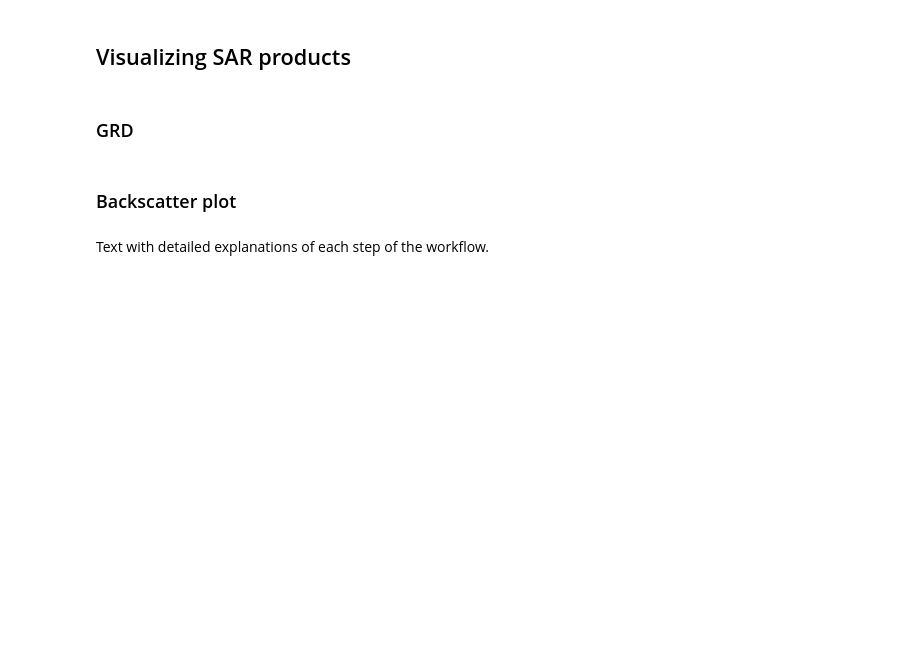
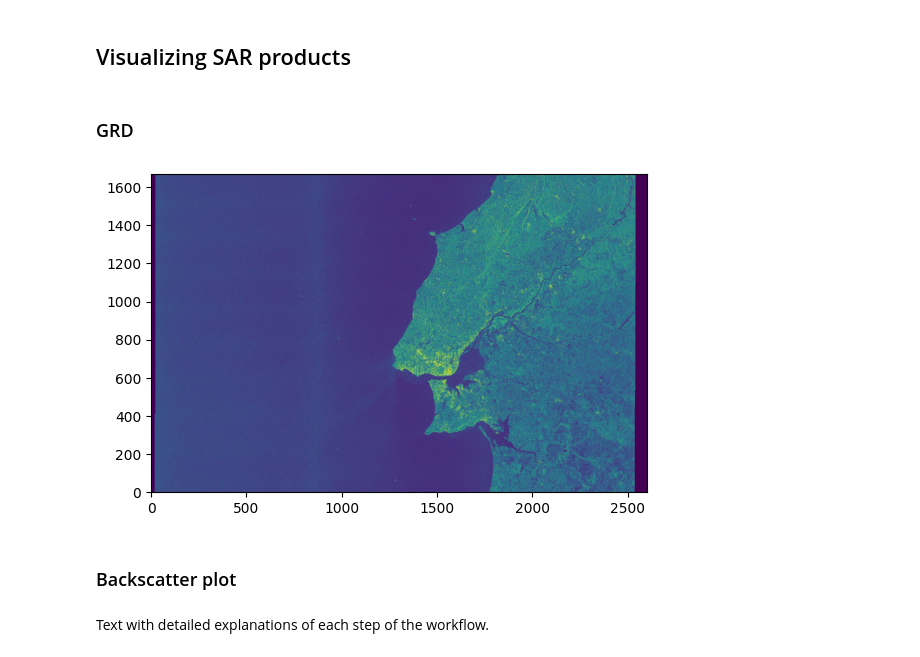
Before and after one commit to eopf-toolkit/eopf-101, a Jupyter notebook: notebook_S1/23_zarr_structure_S1GRD.ipynb, the cells around one changed output. Cells and saved outputs as stored; diff of their text form; code cells hidden in the pictures; blank space fills up the shorter version.

Commit message:
ploting grd image

```diff
--- a/notebook_S1/23_zarr_structure_S1GRD.ipynb
+++ b/notebook_S1/23_zarr_structure_S1GRD.ipynb
@@ -87,0 +92,8 @@ As we, Sentinel-1 GRD data is organized on a slightly differet way. First of all
+# %%
+measurements = xr.open_dataset(
+    url,
+    engine="zarr",
+    group="S01SIWGRD_20250706T183538_0025_A343_4A58_077303_VH/measurements",
+    chunks={}
+)
+measurements
@@ -93,6 +139,14 @@ As we, Sentinel-1 GRD data is organized on a slightly differet way. First of all
 ## Visualizing SAR products
 # %% [markdown]
 ### GRD
+# %%
+grd_decimated = measurements.isel(azimuth_time=slice(None, None, 10), ground_range=slice(None, None, 10))
+# %%
+plt.imshow(grd_decimated.grd, vmin=0, vmax=200)
+plt.ylim(0, grd_decimated.grd.shape[0])
+plt.show()
+# %% [output]
+[figure, added]
 # %% [markdown]
 ### Backscatter plot
 # %% [markdown]
```
Also changed, not shown: parts of 9 cells of this notebook, 1 other file.
